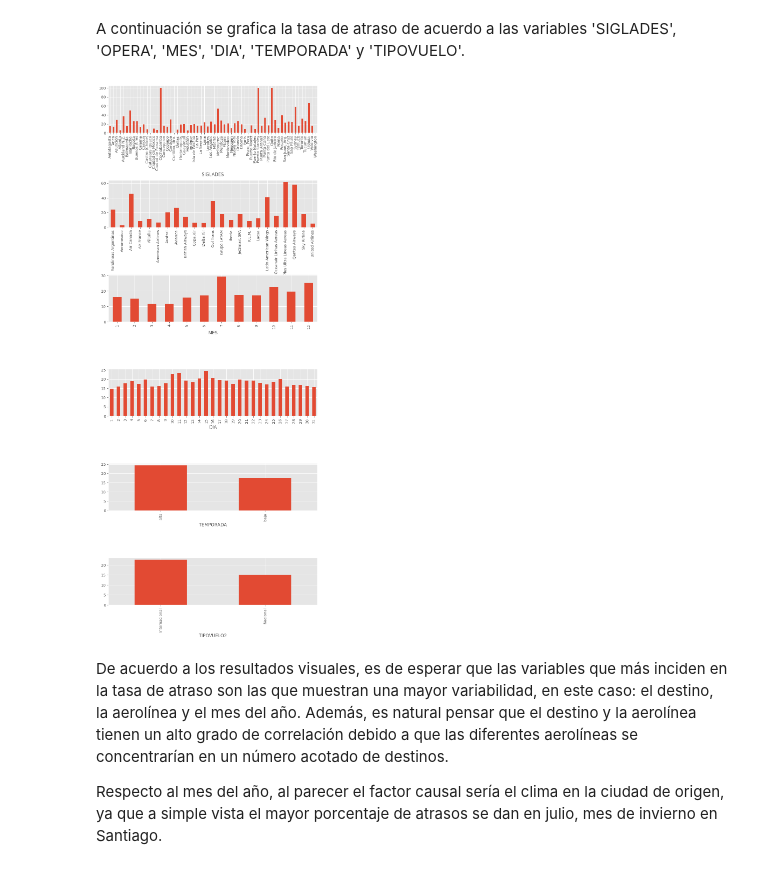
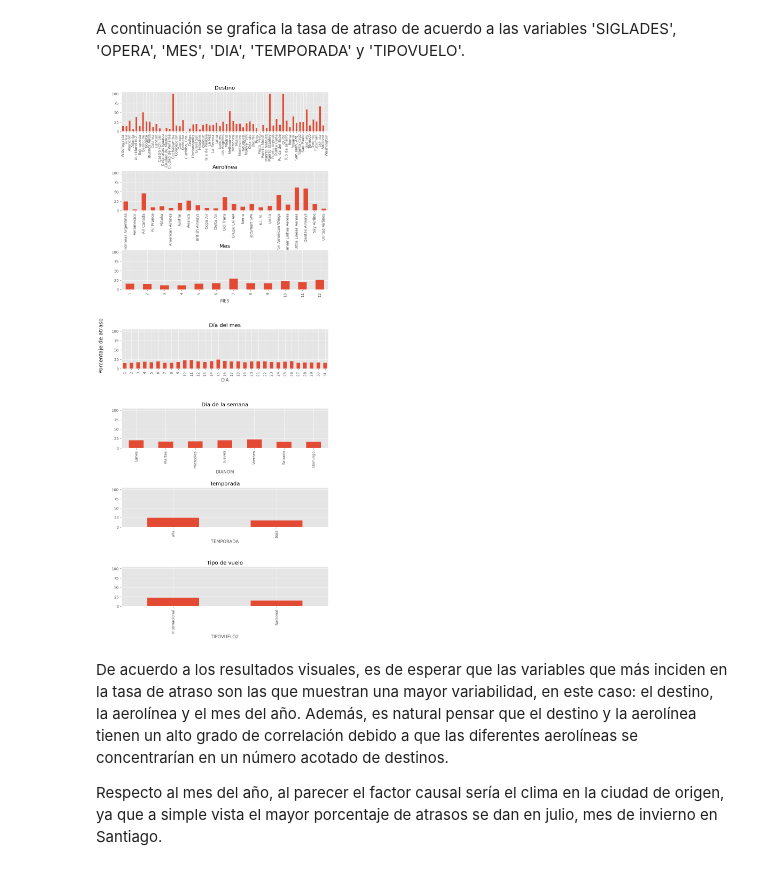
Before and after one commit to sebalopsa/latam-challenge, a Jupyter notebook: solution.ipynb, the cells around one changed output. Saved outputs shown, nothing was run; the diff lists cells and outputs as text; code cells hidden in the pictures.

```diff
--- a/solution.ipynb
+++ b/solution.ipynb
@@ -193,21 +193,25 @@ df_synthetic['TIPOVUELO2'] = np.where(df_synthetic['TIPOVUELO']=='I','Internacio
 def get_delay_rate(var):
     return 100*pd.crosstab(df_synthetic[var],df_synthetic.atraso_15,normalize = 'index')[1]
 # %%
-fig, ax = plt.subplots(6,1)
+fig, ax = plt.subplots(7,1, sharey=True,)
 fig.set_size_inches(10,25)
 plt.subplots_adjust(hspace = 1)
 plt.style.use('ggplot')
+fig.text(0.04, 0.5, 'Porcentaje de atraso',  fontsize='x-large',va='center', rotation='vertical')
 
-get_delay_rate('SIGLADES').plot(kind='bar', ax=ax[0])
-get_delay_rate('OPERA').plot(kind='bar', ax=ax[1])
-get_delay_rate('MES').plot(kind='bar', ax=ax[2])
-get_delay_rate('DIA').plot(kind='bar', ax=ax[3])
-get_delay_rate('TEMPORADA').plot(kind='bar', ax=ax[4])
-get_delay_rate('TIPOVUELO2').plot(kind='bar', ax=ax[5])
+get_delay_rate('SIGLADES').plot(kind='bar', ax=ax[0],title="Destino")
+get_delay_rate('OPERA').plot(kind='bar', ax=ax[1],title="Aerolínea")
+get_delay_rate('MES').plot(kind='bar', ax=ax[2],title="Mes")
+get_delay_rate('DIA').plot(kind='bar', ax=ax[3],title="Día del mes")
+week_days = ["Lunes","Martes","Miercoles","Jueves","Viernes","Sabado","Domingo"]
+# df['DIANOM'].value_counts().loc[week_days].plot(kind='bar',ax=ax[1,1], title="Día de la semana")
+get_delay_rate('DIANOM').loc[week_days].plot(kind='bar', ax=ax[4],title="Día de la semana")
+get_delay_rate('TEMPORADA').plot(kind='bar', ax=ax[5],title="Temporada")
+get_delay_rate('TIPOVUELO2').plot(kind='bar', ax=ax[6],title="Tipo de vuelo")
 
 plt.show()
 # %% [output]
-[figure, old version]
+[figure, new version]
 # %% [markdown]
 De acuerdo a los resultados visuales, es de esperar que las variables que más inciden en la tasa de atraso son las que muestran una mayor variabilidad, en este caso: el destino, la aerolínea y el mes del año. Además, es natural pensar que el destino y la aerolínea tienen un alto grado de correlación debido a que las diferentes aerolíneas se concentrarían en un número acotado de destinos.
 
```
Also changed, not shown: parts of 13 cells of this notebook.
